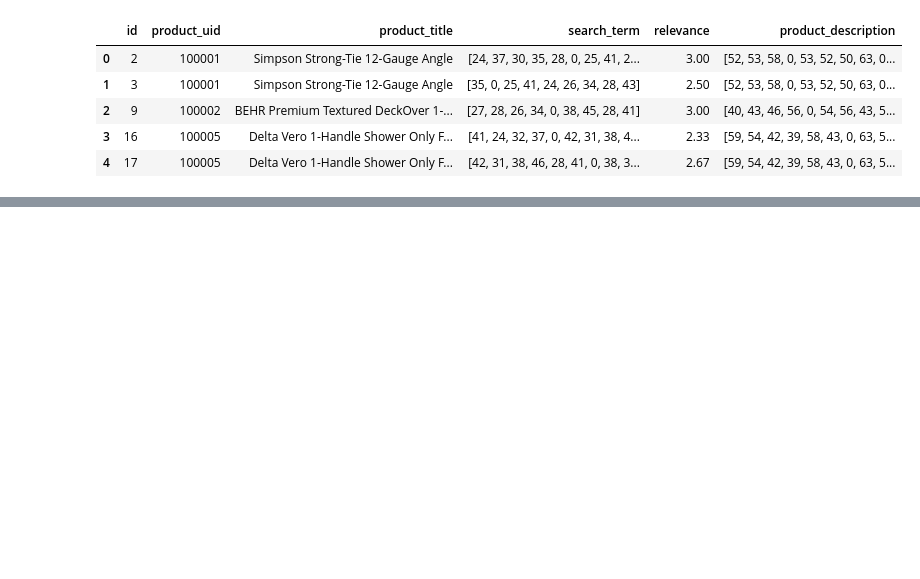
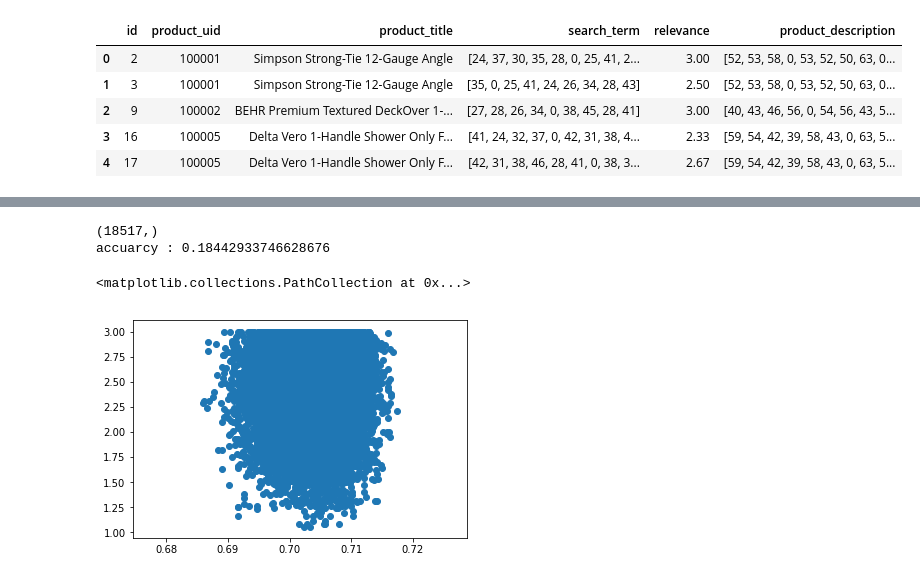
Before and after one commit to Igor8757/DeepLearnin, a Jupyter notebook: hw3dl.ipynb, the cells around one changed output, grey strips where cells are left out. Saved outputs shown, nothing was run; the diff lists cells and outputs as text; code cells hidden in the pictures; blank space fills up the shorter version.

```diff
--- a/hw3dl.ipynb
+++ b/hw3dl.ipynb
@@ -165,0 +375,3 @@ mergedTrain.head()
+# %%
+mergedTrain2 = pd.merge(train, product_descriptions, how='inner', on='product_uid')
+mergedTrain2.head()
@@ -165,0 +385,26 @@ mergedTrain.head()
+# %%
+from sklearn.feature_extraction.text import CountVectorizer
+
+vectorizer = CountVectorizer(encoding='latin-1', analyzer='char')
+vectorizer.fit(mergedTrain2['search_term'])
+
+mltrain_x,mlval_x,mltrain_y,mlval_y = train_test_split(mergedTrain2['search_term'].values,mergedTrain2['relevance'].values, test_size = 0.25)
+train_x_count =  vectorizer.transform(mltrain_x)
+test_x_count =  vectorizer.transform(mlval_x)
+# %%
+from sklearn import model_selection, preprocessing, linear_model, naive_bayes, metrics, svm,ensemble
+
+ml = ensemble.RandomForestRegressor()
+ml.fit(train_x_count, mltrain_y)
+mlpreds = ml.predict(test_x_count)
+print(mlpreds.shape)
+acc = ml.score(test_x_count, mlval_y)
+print('accuarcy : {0}'.format(acc))
+# %% [output]
+(18517,)
+accuarcy : 0.18442933746628676
+# %%
+plt.scatter(min_max_scaler.fit_transform(preds.reshape(-1, 1)),mlpreds)
+# %% [output]
+<matplotlib.collections.PathCollection at 0x...>
+[figure, added]
```
Also changed, not shown: parts of 40 cells of this notebook, 2 other files.
